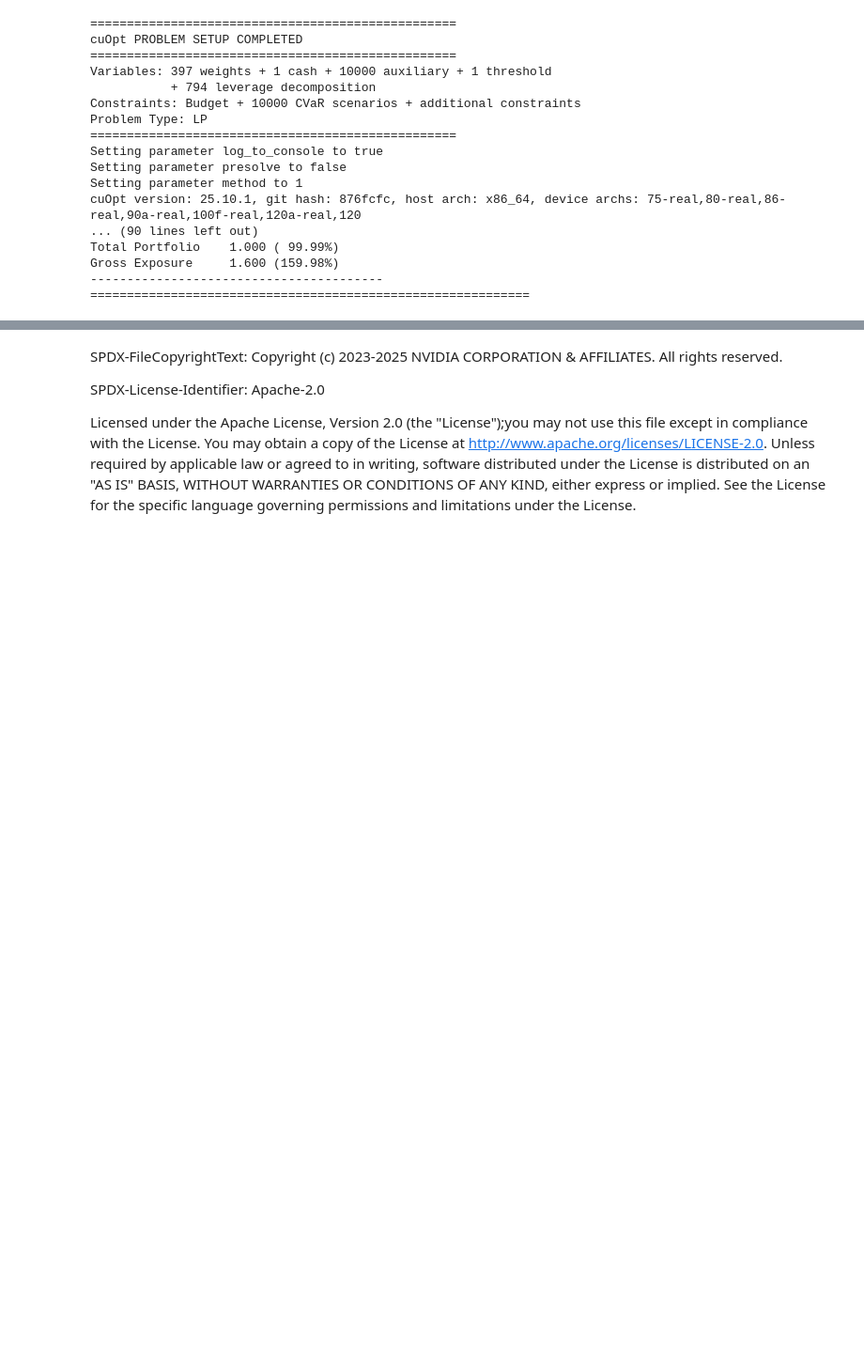
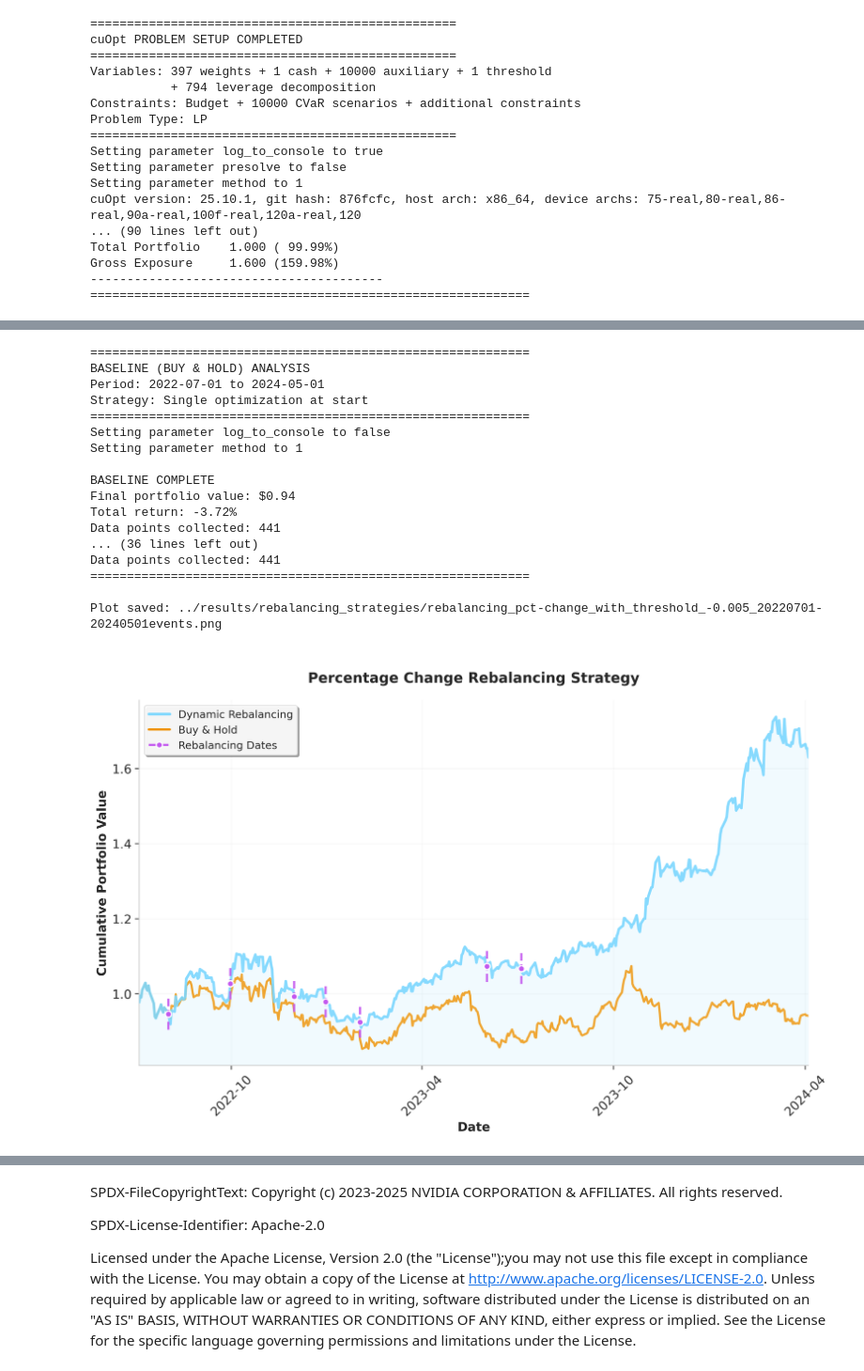
Before and after one commit to NVIDIA-AI-Blueprints/quantitative-portfolio-optimization, a Jupyter notebook: notebooks/launchable.ipynb, the cells around one changed output, grey strips where cells are left out. Shown at 94% size. Cells and saved outputs as stored; diff of their text form; code cells hidden in the pictures; blank space fills up the shorter version.

```diff
--- a/notebooks/launchable.ipynb
+++ b/notebooks/launchable.ipynb
@@ -839,0 +977,13 @@ Gross Exposure     1.600 (159.98%)
+# %%
+# Define CVaR parameters for rebalancing with transaction costs and turnover constraints.
+rebal_tc_cvar_params = CvarParameters(
+    w_min=-0.3,
+    w_max=0.8,
+    c_min=0.1,
+    c_max=0.4,
+    L_tar=1.6,
+    T_tar=0.5,        # Turnover constraint to limit trading activity.
+    cvar_limit=None,
+    risk_aversion=1,
+    confidence=0.95,
+)
@@ -839,0 +999,59 @@ Gross Exposure     1.600 (159.98%)
+# %%
+# Trading period and backtesting windows.
+selected_rebal_scenario_name = 'rebalancing_trading_period'
+rebal_trading_start_date, rebal_trading_end_date = "2022-07-01", "2024-05-01"
+
+rebal_look_back_window = 252       # Historical period for optimization (trading days).
+rebal_look_forward_window = 21     # Out-of-sample testing period (trading days).
+
+# Transaction cost parameters
+transaction_cost_factor = 0.001
+
+# Reoptimization trigger: percentage change threshold.
+percent_change_tolerance = -0.005   # Reoptimize if portfolio value drops by 0.5%.
+pct_change_re_optimize_criteria = {"type": "pct_change", "threshold": percent_change_tolerance}
+
+# GPU solver configuration.
+solver_settings = {'solver':cp.CUOPT, 'verbose': False, 'solver_method': 'PDLP'}
+
+# Execute portfolio rebalancing with percentage change trigger.
+pct_change_rebalancing_obj = rebalance.rebalance_portfolio(
+    dataset_directory=sp500_dataset_directory,
+    returns_compute_settings = rebal_returns_compute_settings,
+    scenario_generation_settings = rebal_scenario_generation_settings,
+    trading_start=rebal_trading_start_date,
+    trading_end=rebal_trading_end_date,
+    look_forward_window=rebal_look_forward_window,
+    look_back_window=rebal_look_back_window,
+    cvar_params=rebal_tc_cvar_params,
+    solver_settings = solver_settings,
+    re_optimize_criteria=pct_change_re_optimize_criteria, #specify the re-optimization criteria
+    print_opt_result = False
+)
+
+# Retrieve and plot optimization results.
+pct_change_results_df, pct_change_re_optimize_dates, cumulative_portfolio_value_array = pct_change_rebalancing_obj.re_optimize(
+                                                                                                                        transaction_cost_factor = transaction_cost_factor, \
+                                                                                                                        plot_results=True, \
+                                                                                                                        save_plot = True, \
+                                                                                                                        results_dir = "../results/rebalancing_strategies"
+                                                                                                                        )
+# %% [output]
+============================================================
+BASELINE (BUY & HOLD) ANALYSIS
+Period: 2022-07-01 to 2024-05-01
+Strategy: Single optimization at start
+============================================================
+Setting parameter log_to_console to false
+Setting parameter method to 1
+
+BASELINE COMPLETE
+Final portfolio value: $0.94
+Total return: -3.72%
+Data points collected: 441
+... (36 lines left out)
+Data points collected: 441
+============================================================
+
+Plot saved: ../results/rebalancing_strategies/rebalancing_pct-change_with_threshold_-0.005_20220701-20240501events.png
+[figure, added]
```
Also changed, not shown: parts of 27 cells of this notebook, 6 other files.
